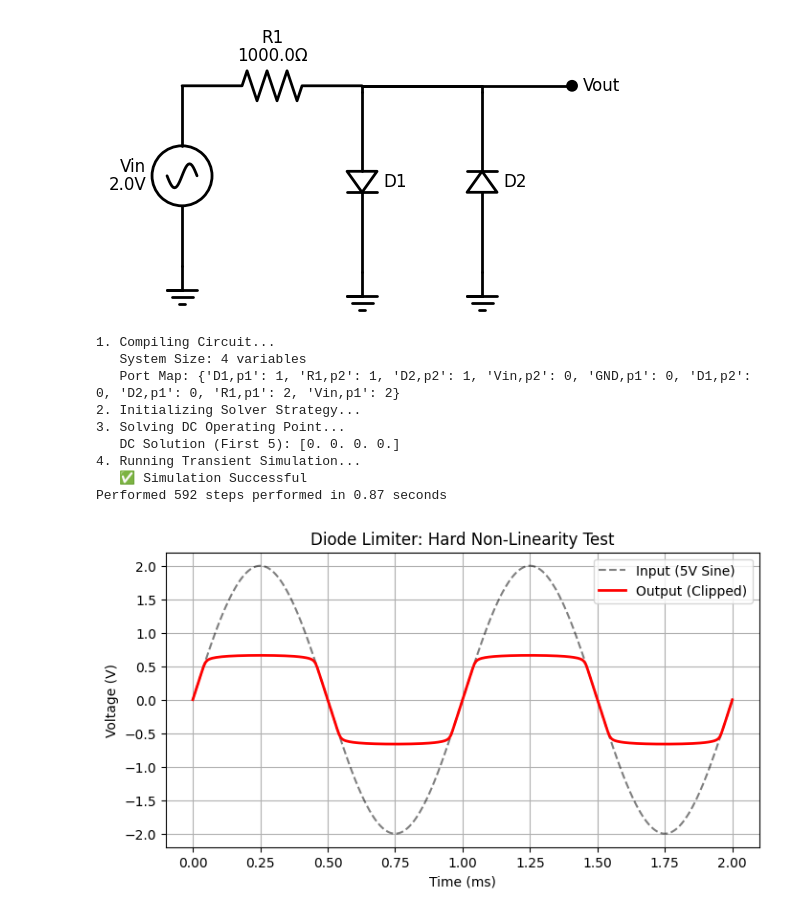
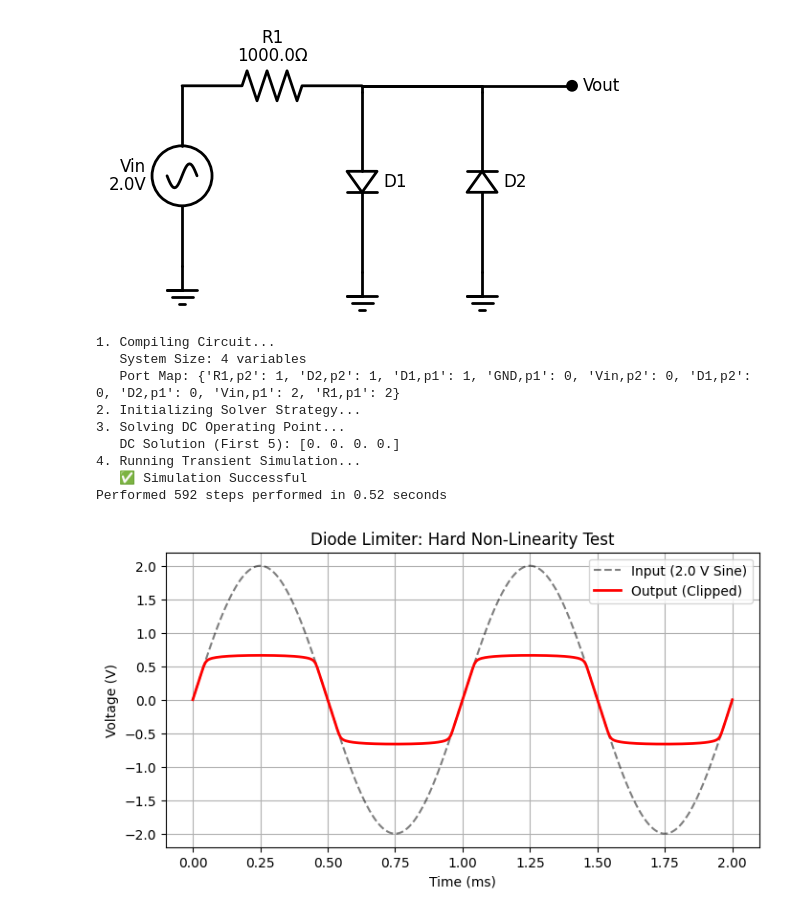
Before and after one commit to cdaunt/circulus, a Jupyter notebook: examples/diode_clipper.ipynb, the cells around one changed output. Saved outputs shown, nothing was run; the diff lists cells and outputs as text; code cells hidden in the pictures.

```diff
--- a/examples/diode_clipper.ipynb
+++ b/examples/diode_clipper.ipynb
@@ -26,10 +26,11 @@ jax.config.update("jax_enable_x64", True)
 # %% [markdown]
 ## Defining the Netlist
 # %%
+vpp = 2.0
 net_dict ={
     "instances": {
         "GND": {"component":"ground"},
-        "Vin": {"component":"source_voltage", "settings":{"V": 2.0, "freq": 1e3,}},
+        "Vin": {"component":"source_voltage", "settings":{"V": vpp, "freq": 1e3,}},
         "R1":  {"component":"resistor", "settings":{"R": 1000.0}},
         "D1":  {"component":"diode", "settings":{'Is':1e-14,}},
         "D2":  {"component":"diode", "settings":{'Is':1e-14,}},
@@ -141,34 +142,34 @@ sol = diffrax.diffeqsolve(
     stepsize_controller=step_controller
 )
 stop = time.time()
 
 if sol.result == diffrax.RESULTS.successful:
     print("   ✅ Simulation Successful")
     print(f"Performed {sol.stats['num_steps']} steps performed in {stop-start:.2f} seconds")
     ts = sol.ts
     v_in = sol.ys[:, port_map['Vin,p1']]
     v_out = sol.ys[:, port_map['R1,p2']]
 
     plt.figure(figsize=(8, 4))
-    plt.plot(ts*1000, v_in, 'k--', alpha=0.5, label='Input (5V Sine)')
+    plt.plot(ts*1000, v_in, 'k--', alpha=0.5, label=f'Input ({vpp} V Sine)')
     plt.plot(ts*1000, v_out, 'r-', linewidth=2, label='Output (Clipped)')
     plt.title("Diode Limiter: Hard Non-Linearity Test")
     plt.xlabel("Time (ms)")
     plt.ylabel("Voltage (V)")
     plt.legend()
     plt.grid(True)
     plt.show()
 else:
     print("   ❌ Simulation Failed")
     print(f"   Result Code: {sol.result}")
 # %% [output]
 1. Compiling Circuit...
    System Size: 4 variables
-   Port Map: {'D1,p1': 1, 'R1,p2': 1, 'D2,p2': 1, 'Vin,p2': 0, 'GND,p1': 0, 'D1,p2': 0, 'D2,p1': 0, 'R1,p1': 2, 'Vin,p1': 2}
+   Port Map: {'R1,p2': 1, 'D2,p2': 1, 'D1,p1': 1, 'GND,p1': 0, 'Vin,p2': 0, 'D1,p2': 0, 'D2,p1': 0, 'Vin,p1': 2, 'R1,p1': 2}
 2. Initializing Solver Strategy...
 3. Solving DC Operating Point...
    DC Solution (First 5): [0. 0. 0. 0.]
 4. Running Transient Simulation...
    ✅ Simulation Successful
-Performed 592 steps performed in 0.87 seconds
+Performed 592 steps performed in 0.52 seconds
-[figure, old version]
+[figure, new version]
```
Also changed, not shown: 4 other files.
